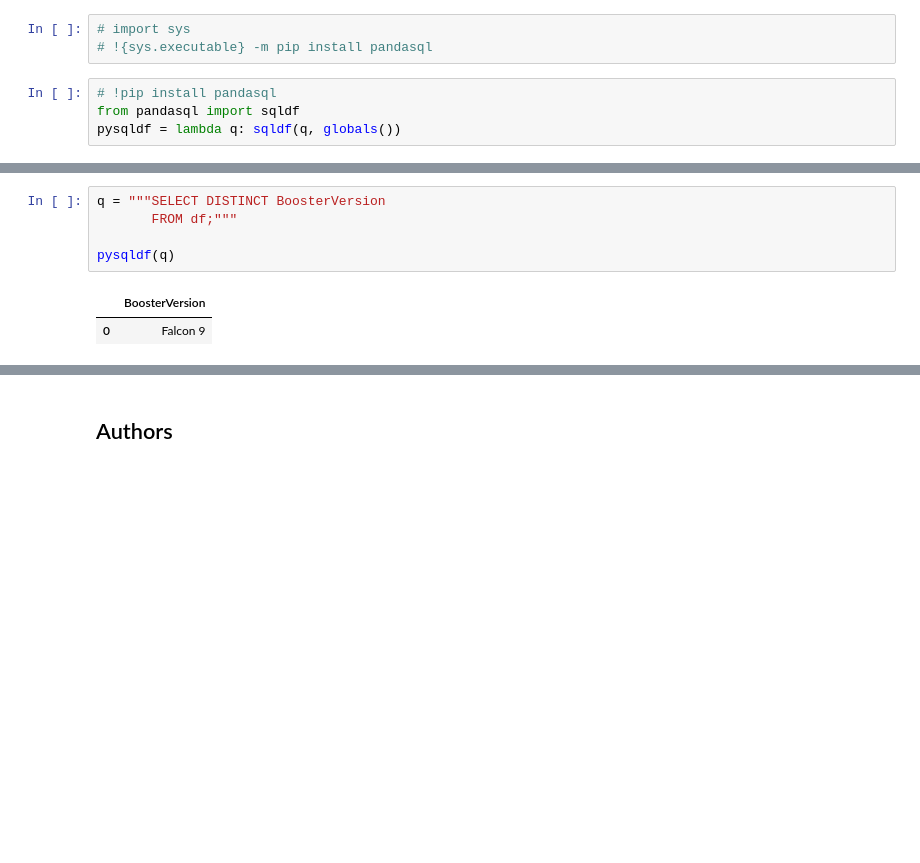
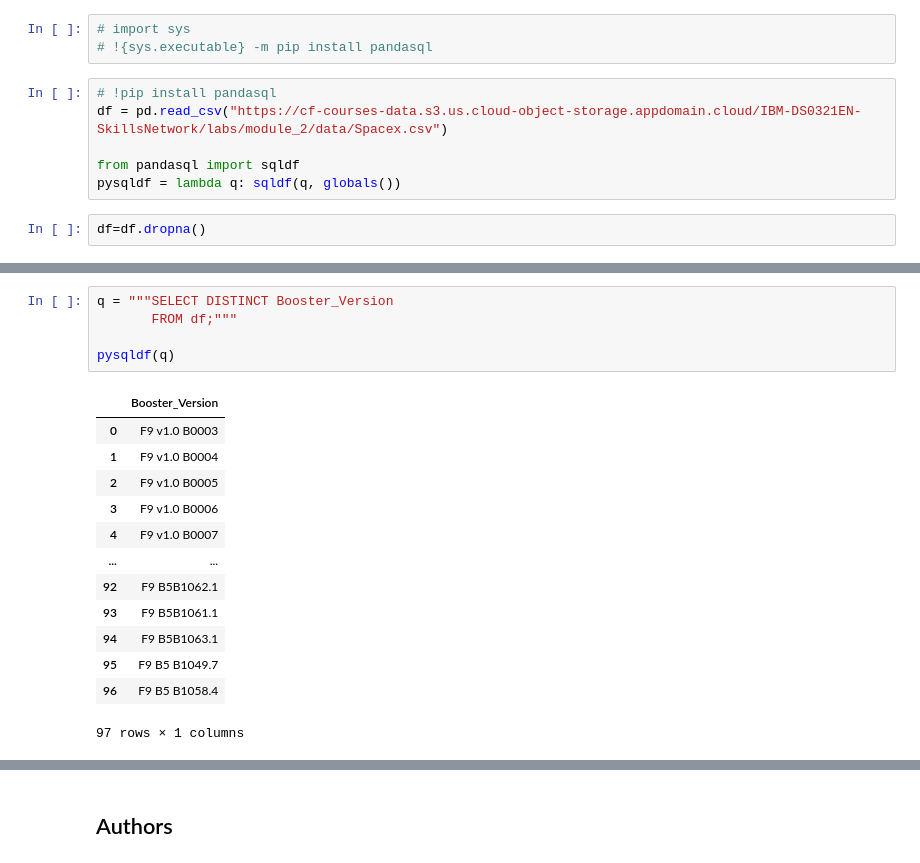
Before and after one commit to zoewangppp/testrepo, a Jupyter notebook: 10-final.ipynb, the cells around one changed output, grey strips where cells are left out. Drawn from its saved outputs; the diff is of its cells as text; blank space fills up the shorter version.

```diff
--- a/10-final.ipynb
+++ b/10-final.ipynb
@@ -334,6 +334,10 @@ Text(0, 0.5, 'Success Rate')
 # !{sys.executable} -m pip install pandasql
 # %%
 # !pip install pandasql
+df = pd.read_csv("https://cf-courses-data.s3.us.cloud-object-storage.appdomain.cloud/IBM-DS0321EN-SkillsNetwork/labs/module_2/data/Spacex.csv")
+
 from pandasql import sqldf
 pysqldf = lambda q: sqldf(q, globals())
+# %%
+df=df.dropna()
 # %%
@@ -363,8 +368,19 @@ pysqldf(q)
 # %%
-q = """SELECT DISTINCT BoosterVersion
+q = """SELECT DISTINCT Booster_Version
        FROM df;"""
 
 pysqldf(q)
 # %% [output]
-|  | BoosterVersion |
-| 0 | Falcon 9 |
+|  | Booster_Version |
+| 0 | F9 v1.0 B0003 |
+| 1 | F9 v1.0 B0004 |
+| 2 | F9 v1.0 B0005 |
+| 3 | F9 v1.0 B0006 |
+| 4 | F9 v1.0 B0007 |
+| ... | ... |
+| 92 | F9 B5B1062.1 |
+| 93 | F9 B5B1061.1 |
+| 94 | F9 B5B1063.1 |
+| 95 | F9 B5 B1049.7 |
+| 96 | F9 B5 B1058.4 |
+97 rows × 1 columns
```
Also changed, not shown: parts of 14 cells of this notebook.
